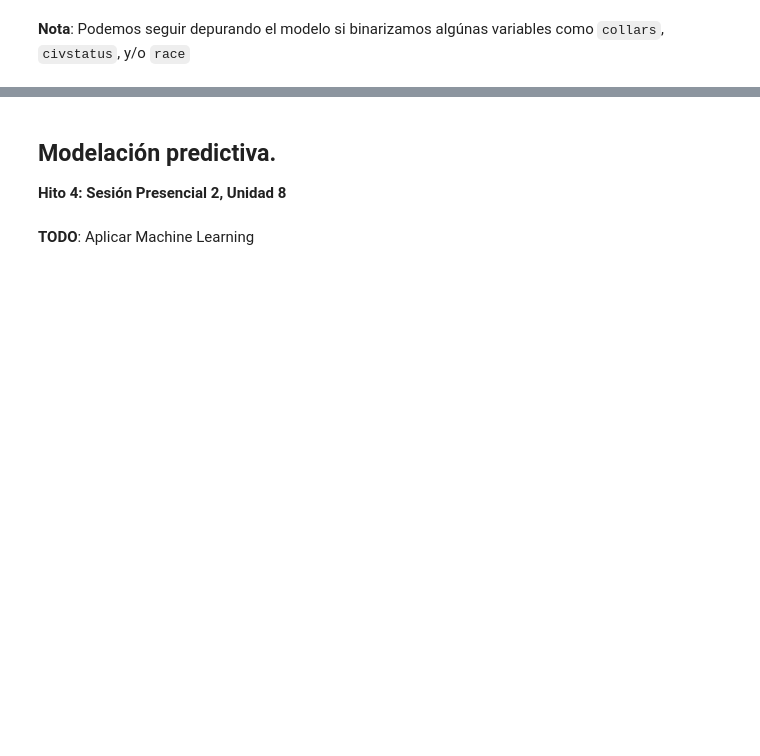
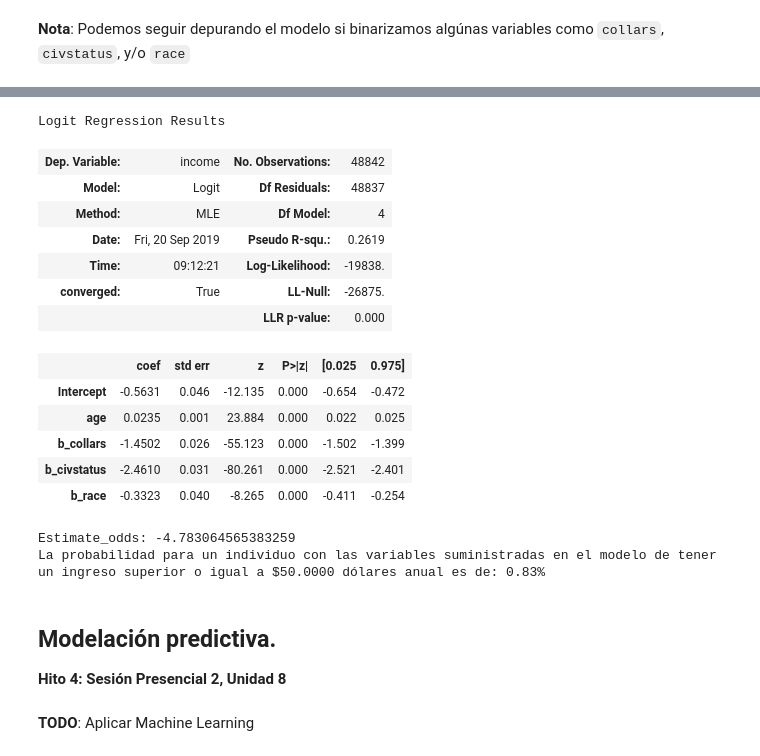
Before and after one commit to lporras/prueba-fundamentos-data-science, a Jupyter notebook: Desafio 1 Determinantes del ingreso.ipynb, the cells around one changed output, grey strips where cells are left out. Drawn from its saved outputs; the diff is of its cells as text; code cells hidden in the pictures; blank space fills up the shorter version.

```diff
--- a/Desafio 1 Determinantes del ingreso.ipynb
+++ b/Desafio 1 Determinantes del ingreso.ipynb
@@ -558,3 +754,26 @@ herramientas_prueba.print_logit_estimations(modelo_logit, 'ingreso superior o ig
+# %%
+modelo_logit.summary()
+# %% [output]
+Logit Regression Results
+| Dep. Variable: | income | No. Observations: | 48842 |
+| Model: | Logit | Df Residuals: | 48837 |
+| Method: | MLE | Df Model: | 4 |
+| Date: | Fri, 20 Sep 2019 | Pseudo R-squ.: | 0.2619 |
+| Time: | 09:12:21 | Log-Likelihood: | -19838. |
+| converged: | True | LL-Null: | -26875. |
+|  |  | LLR p-value: | 0.000 |
+|  | coef | std err | z | P>|z| | [0.025 | 0.975] |
+| Intercept | -0.5631 | 0.046 | -12.135 | 0.000 | -0.654 | -0.472 |
+| age | 0.0235 | 0.001 | 23.884 | 0.000 | 0.022 | 0.025 |
+| b_collars | -1.4502 | 0.026 | -55.123 | 0.000 | -1.502 | -1.399 |
+| b_civstatus | -2.4610 | 0.031 | -80.261 | 0.000 | -2.521 | -2.401 |
+| b_race | -0.3323 | 0.040 | -8.265 | 0.000 | -0.411 | -0.254 |
+# %%
+# Imprimiendo log_odds y probabilidad:
+herramientas_prueba.print_logit_estimations(modelo_logit, 'ingreso superior o igual a $50.0000 dólares anual')
+# %% [output]
+Estimate_odds: -4.783064565383259
+La probabilidad para un individuo con las variables suministradas en el modelo de tener un ingreso superior o igual a $50.0000 dólares anual es de: 0.83%
 # %% [markdown]
 ## Modelación predictiva.
 **Hito 4: Sesión Presencial 2, Unidad 8**
```
Also changed, not shown: parts of 26 cells of this notebook.
